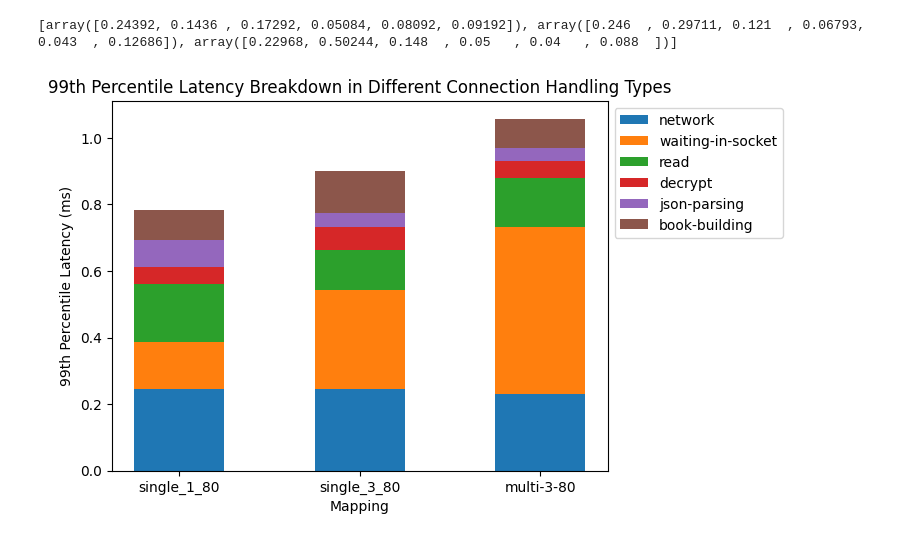
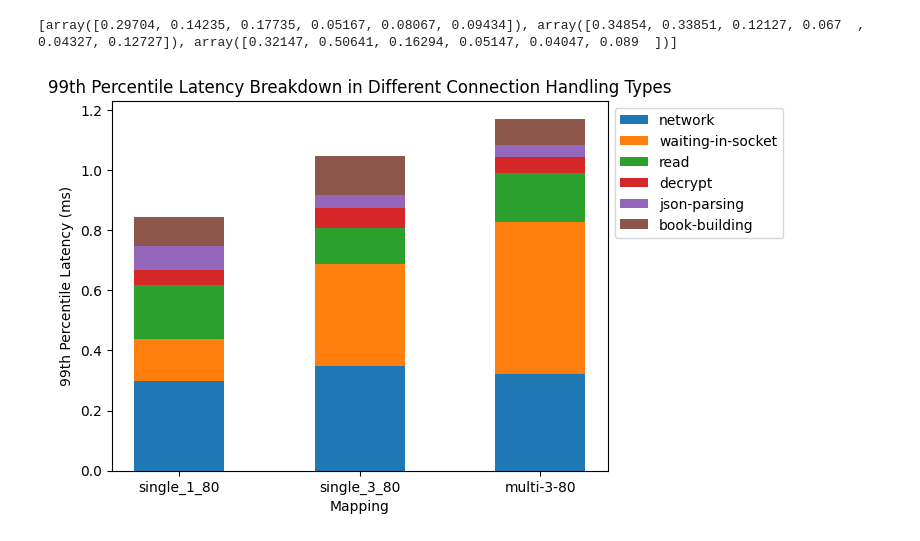
Before and after one commit to alptugp/HFT-System, a Jupyter notebook: analysis.ipynb, the cells around one changed output. Drawn from its saved outputs; the diff is of its cells as text; code cells hidden in the pictures.

```diff
--- a/analysis.ipynb
+++ b/analysis.ipynb
@@ -10,13 +10,13 @@ def filter_lines(file_path):
     with open(file_path, "r") as file:
         for line in file:
             values = [float(val) for val in line.strip().split(',')]
-            if all(val < 2 for val in values) and values[0] < 0.25:
+            if all(val < 2 for val in values) and values[0] < 0.5:
                 filtered_lines.append(line)
     return filtered_lines
 
 # Read and filter each file
 files.append(filter_lines("mapping-kraken-book-builder/single-1-80-kraken.txt"))
-files.append(filter_lines("mapping-kraken-book-builder/mapping-kraken-book-builder-data.txt"))
+files.append(filter_lines("mapping-kraken-book-builder/single-3-80-kraken.txt"))
 files.append(filter_lines("mapping-kraken-book-builder/multi-3-80-kraken.txt"))
 
 types = (
@@ -33,32 +33,32 @@ datas = [np.array([[float(val) for val in line.strip().split(',')] for line in f
 processed_datas = list(map(lambda d:  np.percentile(d, 99, axis=0), datas))
 
 print(processed_datas)
 latency_percentiles_99 = {
     "network": np.array([processed_data[0] for processed_data in processed_datas]),
     "waiting-in-socket": np.array([processed_data[1] for processed_data in processed_datas]),
     "read": np.array([processed_data[2] for processed_data in processed_datas]),
     "decrypt": np.array([processed_data[3] for processed_data in processed_datas]),
     "json-parsing": np.array([processed_data[4] for processed_data in processed_datas]),
     "book-building": np.array([processed_data[5] for processed_data in processed_datas]),
 }
 
 width = 0.5
 
 fig, ax = plt.subplots()
 total_latency = np.zeros(len(types))
 
 for stage, latency in latency_percentiles_99.items():
     p = ax.bar(types, latency, width, label=stage, bottom=total_latency)
     total_latency += latency
 
 ax.set_title("99th Percentile Latency Breakdown in Different Connection Handling Types")
 
 ax.set_xlabel('Mapping')
 ax.set_ylabel('99th Percentile Latency (ms)')
 
 ax.legend(loc='upper left', bbox_to_anchor=(1, 1))
 
 plt.show()
 # %% [output]
-[array([0.24392, 0.1436 , 0.17292, 0.05084, 0.08092, 0.09192]), array([0.246  , 0.29711, 0.121  , 0.06793, 0.043  , 0.12686]), array([0.22968, 0.50244, 0.148  , 0.05   , 0.04   , 0.088  ])]
+[array([0.29704, 0.14235, 0.17735, 0.05167, 0.08067, 0.09434]), array([0.34854, 0.33851, 0.12127, 0.067  , 0.04327, 0.12727]), array([0.32147, 0.50641, 0.16294, 0.05147, 0.04047, 0.089  ])]
-[figure, old version]
+[figure, new version]
```
Also changed, not shown: 8 other files.
